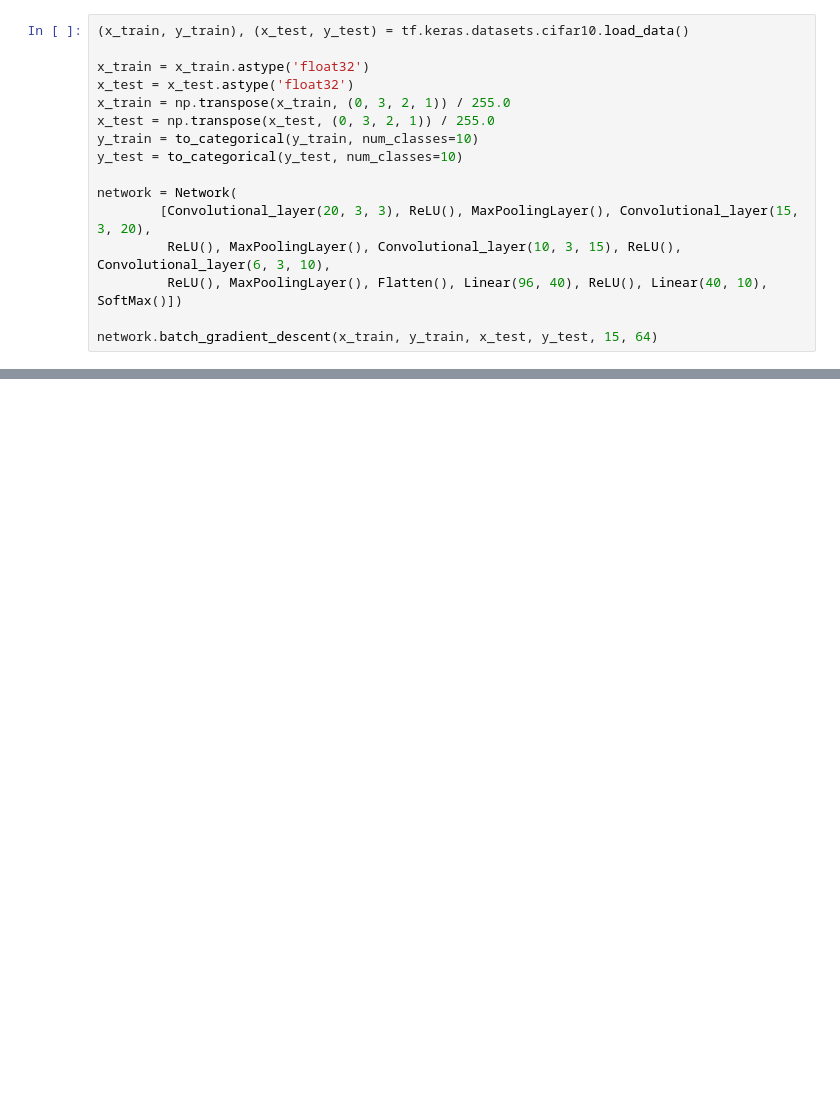
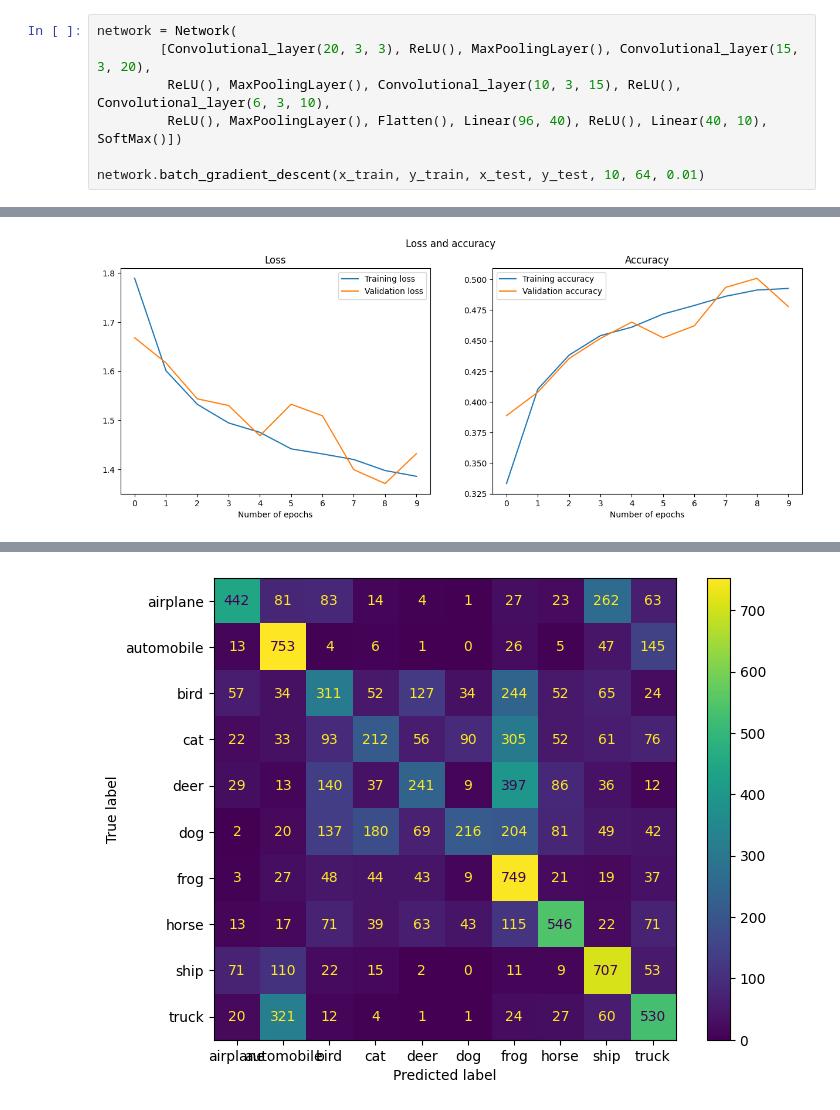
Before and after one commit to BiroAd/cnn_from_scratch, a Jupyter notebook: cnn_from_scratch.ipynb, the cells around one changed output, grey strips where cells are left out. Drawn from its saved outputs; the diff is of its cells as text; blank space fills up the shorter version.

Commit message:
Modified the code and trained some network

```diff
--- a/cnn_from_scratch.ipynb
+++ b/cnn_from_scratch.ipynb
@@ -306,17 +339,8 @@ def NLL_backward(Ypred, Y):
 # %%
-(x_train, y_train), (x_test, y_test) = tf.keras.datasets.cifar10.load_data()
-
-x_train = x_train.astype('float32')
-x_test = x_test.astype('float32')
-x_train = np.transpose(x_train, (0, 3, 2, 1)) / 255.0
-x_test = np.transpose(x_test, (0, 3, 2, 1)) / 255.0
-y_train = to_categorical(y_train, num_classes=10)
-y_test = to_categorical(y_test, num_classes=10)
-
 network = Network(
         [Convolutional_layer(20, 3, 3), ReLU(), MaxPoolingLayer(), Convolutional_layer(15, 3, 20),
          ReLU(), MaxPoolingLayer(), Convolutional_layer(10, 3, 15), ReLU(), Convolutional_layer(6, 3, 10),
          ReLU(), MaxPoolingLayer(), Flatten(), Linear(96, 40), ReLU(), Linear(40, 10), SoftMax()])
 
-network.batch_gradient_descent(x_train, y_train, x_test, y_test, 15, 64)
+network.batch_gradient_descent(x_train, y_train, x_test, y_test, 10, 64, 0.01)
 # %% [output]
@@ -339,0 +357 @@ network.batch_gradient_descent(x_train, y_train, x_test, y_test, 15, 64)
+[figure, added]
@@ -339,0 +359 @@ network.batch_gradient_descent(x_train, y_train, x_test, y_test, 15, 64)
+[figure, added]
```
Also changed, not shown: parts of 17 cells of this notebook.
